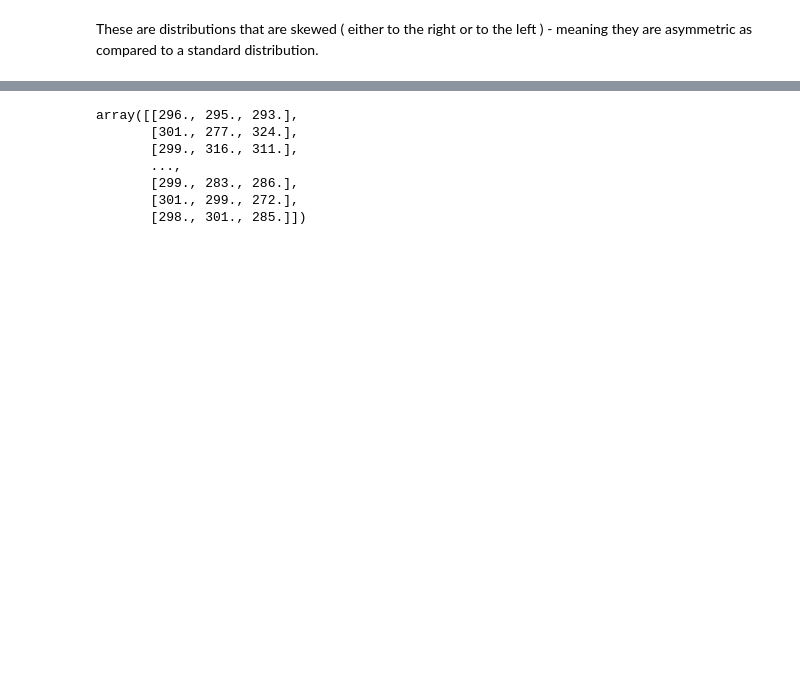
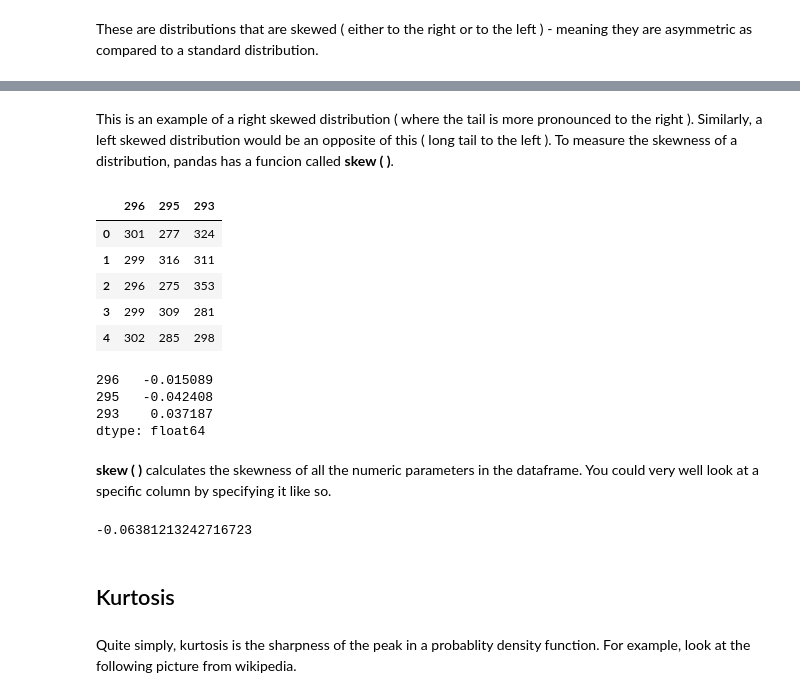
Before and after one commit to hotcode002/Machine-Learning-with-Python, a Jupyter notebook: week_2_math/notebooks/statistics_part_1.ipynb, the cells around one changed output, grey strips where cells are left out. Saved outputs shown, nothing was run; the diff lists cells and outputs as text; code cells hidden in the pictures; blank space fills up the shorter version.

```diff
--- a/week_2_math/notebooks/statistics_part_1.ipynb
+++ b/week_2_math/notebooks/statistics_part_1.ipynb
@@ -465,10 +461,31 @@ Skewness is a measure of that **asymmetry**
+# %% [markdown]
+This is an example of a right skewed distribution ( where the tail is more pronounced to the right ). Similarly, a left skewed distribution would be an opposite of this ( long tail to the left ). To measure the skewness of a distribution, pandas has a funcion called **skew ( )**.
+# %%
+import pandas as pd
+
+scores = pd.read_csv("../data/gre_scores_3_sets.csv")
+scores.head()
+# %% [output]
+|  | 296 | 295 | 293 |
+| 0 | 301 | 277 | 324 |
+| 1 | 299 | 316 | 311 |
+| 2 | 296 | 275 | 353 |
+| 3 | 299 | 309 | 281 |
+| 4 | 302 | 285 | 298 |
 # %%
-scores
+scores.skew()
 # %% [output]
-array([[296., 295., 293.],
-       [301., 277., 324.],
-       [299., 316., 311.],
-       ...,
-       [299., 283., 286.],
-       [301., 299., 272.],
-       [298., 301., 285.]])
+296   -0.015089
+295   -0.042408
+293    0.037187
+dtype: float64
+# %% [markdown]
+**skew ( )** calculates the skewness of all the numeric parameters in the dataframe. You could very well look at a specific column by specifying it like so.
+# %%
+scores.iloc[0,:].skew()
+# %% [output]
+-0.06381213242716723
+# %% [markdown]
+## Kurtosis
+# %% [markdown]
+Quite simply, kurtosis is the sharpness of the peak in a probablity density function. For example, look at the following picture from wikipedia.
```
Also changed, not shown: parts of 16 cells of this notebook, 1 other file.
